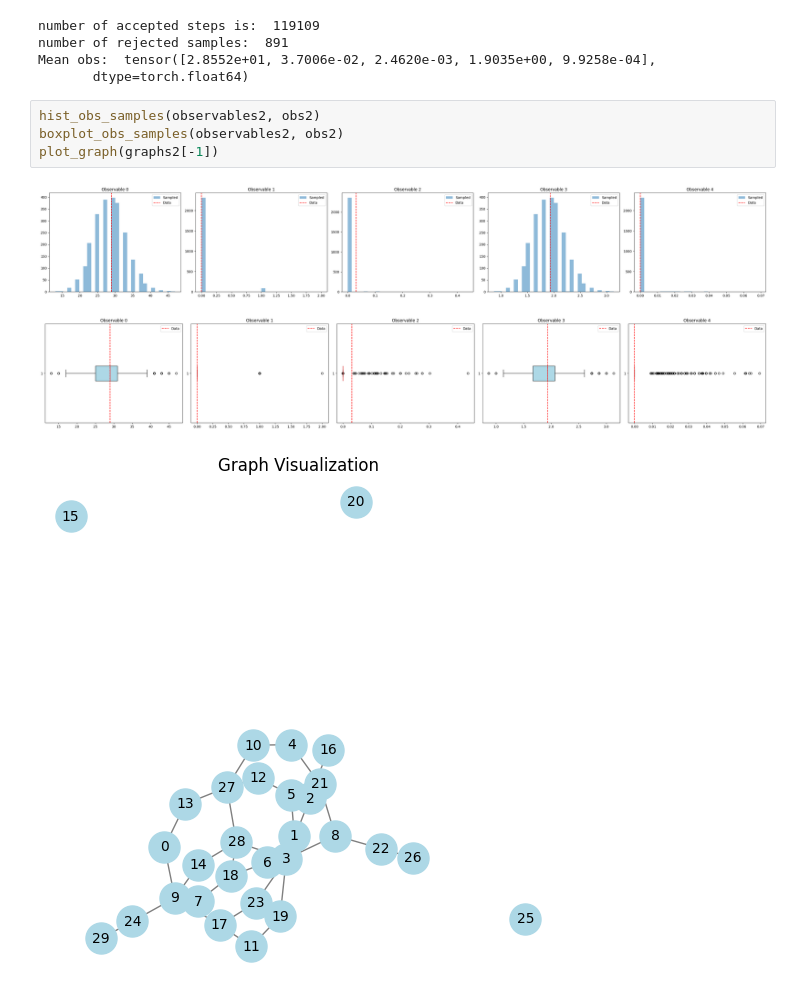
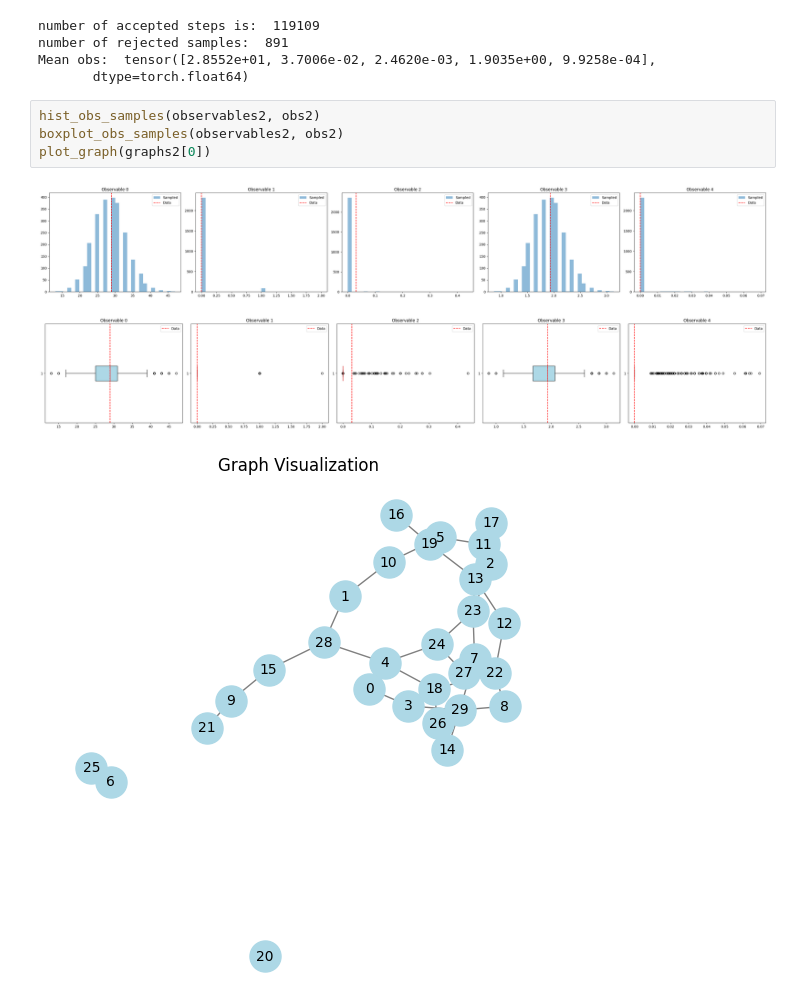
Before and after one commit to LorenzoTonet/torch_erg_experiments, a Jupyter notebook: Trees.ipynb, the cells around one changed output. Saved outputs shown, nothing was run; the diff lists cells and outputs as text.

```diff
--- a/Trees.ipynb
+++ b/Trees.ipynb
@@ -166,8 +170,8 @@ Mean obs:  tensor([2.8552e+01, 3.7006e-02, 2.4620e-03, 1.9035e+00, 9.9258e-04],
 # %%
 hist_obs_samples(observables2, obs2)
 boxplot_obs_samples(observables2, obs2)
-plot_graph(graphs2[-1])
+plot_graph(graphs2[0])
 # %% [output]
 [figure]
 [figure]
-[figure, old version]
+[figure, new version]
```
Also changed, not shown: parts of 6 cells of this notebook.
